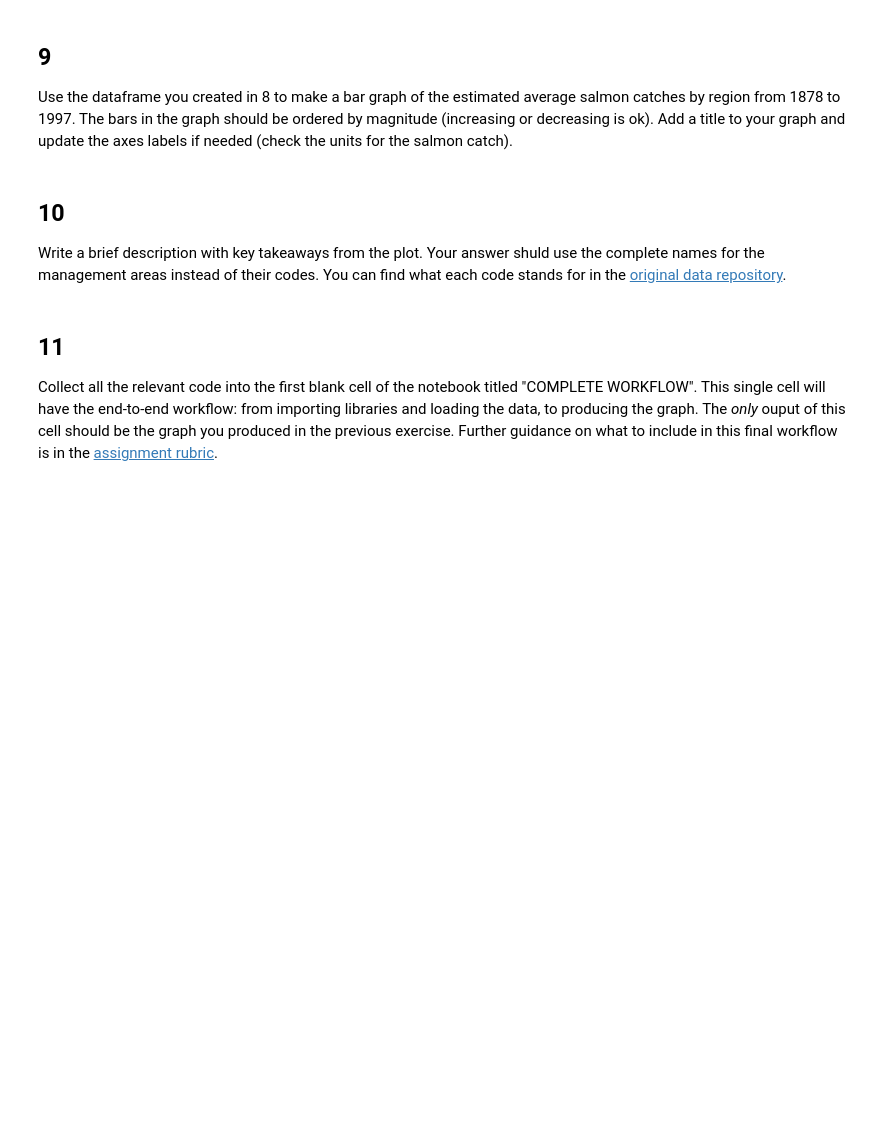
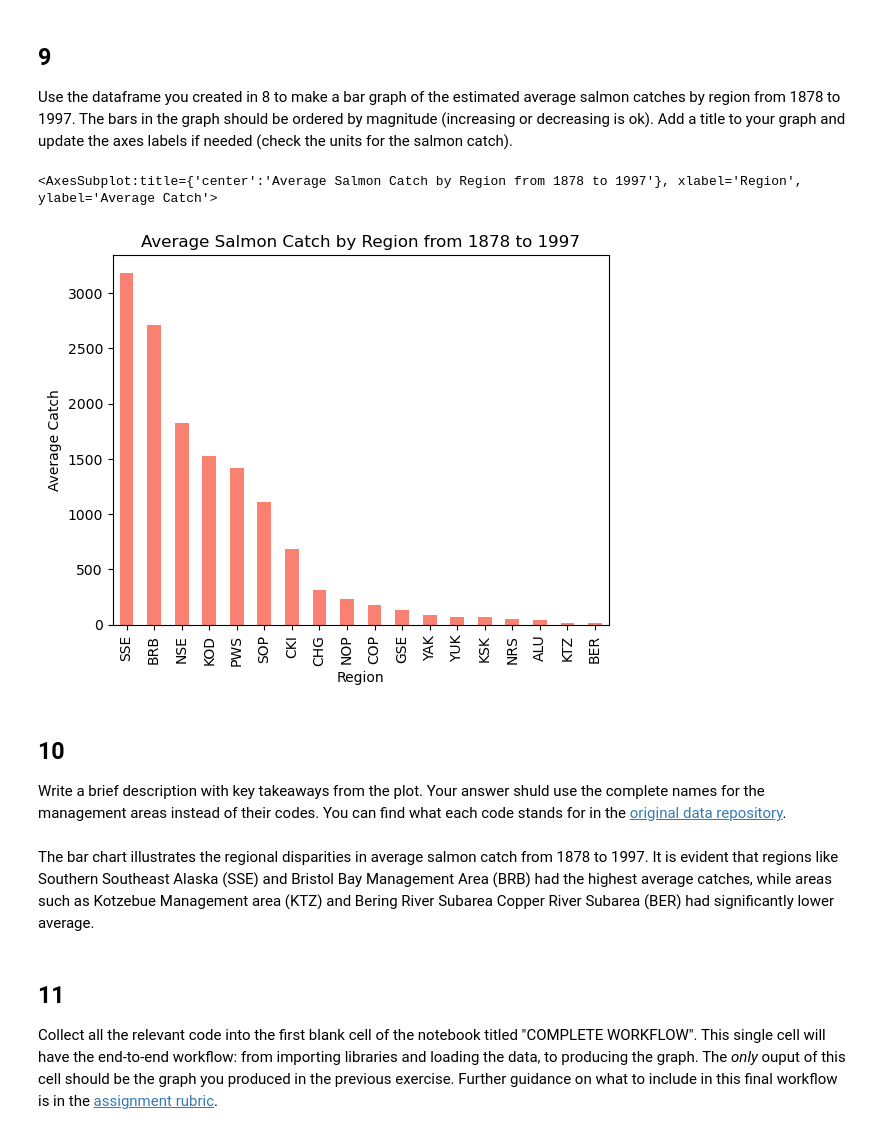
Before and after one commit to ZoeZhouJ/eds220-hwk2, a Jupyter notebook: hwk2-task2-salmon.ipynb, the cells around one changed output. Drawn from its saved outputs; the diff is of its cells as text; code cells hidden in the pictures; blank space fills up the shorter version.

Commit message:
Update error value

```diff
--- a/hwk2-task2-salmon.ipynb
+++ b/hwk2-task2-salmon.ipynb
@@ -157,0 +162,5 @@ catch_data = ...
+# %%
+# Drop the column and update dataframe
+catch_data = catch_data.drop(columns='notesRegCode')
+# Verify notesRegCode column is no longer in the dataframe
+catch_data.columns
@@ -199,0 +218,7 @@ catch_1
+# %%
+# Update the value of I to 1 with at[]
+catch_data.at[400, 'Catch'] = 1
+# Access row #400 to verify change
+catch_1 = catch_data.iloc[400]
+# Display output
+catch_1
@@ -208,0 +237,3 @@ catch_column_type
+# %%
+# Update Catch column to be of type int64
+catch_data['Catch'] = catch_data['Catch'].astype('int64')
@@ -214,0 +258,9 @@ avg_region
+# %%
+# Create a data frame with average catch per region
+avg_region = (catch_data.groupby('Region') # Split the data into region
+                         .Catch # Select columns to perform summary statistic
+                         .mean() # Calculate summary statistic
+                         .rename('mean_catch') # Rename column according to updated values
+                         .sort_values(ascending =False) # Sort result in descending order
+)
+avg_region
@@ -218,6 +291,17 @@ avg_region
 ## 9
 
 Use the dataframe you created in 8 to make a bar graph of the estimated average salmon catches by region from 1878 to 1997. The bars in the graph should be ordered by magnitude (increasing or decreasing is ok). Add a title  to your graph and update the axes labels if needed (check the units for the salmon catch).
+# %%
+# create a plot
+(avg_region.plot(kind='bar', # Specify bar graph
+                 title = 'Average Salmon Catch by Region from 1878 to 1997',
+                 color = 'Salmon',
+                 ylabel = 'Average Catch'
+)
+)
+# %% [output]
+<AxesSubplot:title={'center':'Average Salmon Catch by Region from 1878 to 1997'}, xlabel='Region', ylabel='Average Catch'>
+[figure, added]
 # %% [markdown]
 <!-- END QUESTION -->
 
@@ -226,6 +310,8 @@ Use the dataframe you created in 8 to make a bar graph of the estimated average
 ## 10
 
 Write a brief description with key takeaways from the plot. Your answer shuld use the complete names for the management areas instead of their codes. You can find what each code stands for in the [original data repository](https://knb.ecoinformatics.org/view/df35b.304.2#df35b.303.1).
+# %% [markdown]
+The bar chart illustrates the regional disparities in average salmon catch from 1878 to 1997. It is evident that regions like Southern Southeast Alaska (SSE) and Bristol Bay Management Area (BRB) had the highest average catches, while areas such as Kotzebue Management area (KTZ) and Bering River Subarea Copper River Subarea (BER) had significantly lower average.
 # %% [markdown]
 ## 11
 
```
Also changed, not shown: parts of 23 cells of this notebook.
